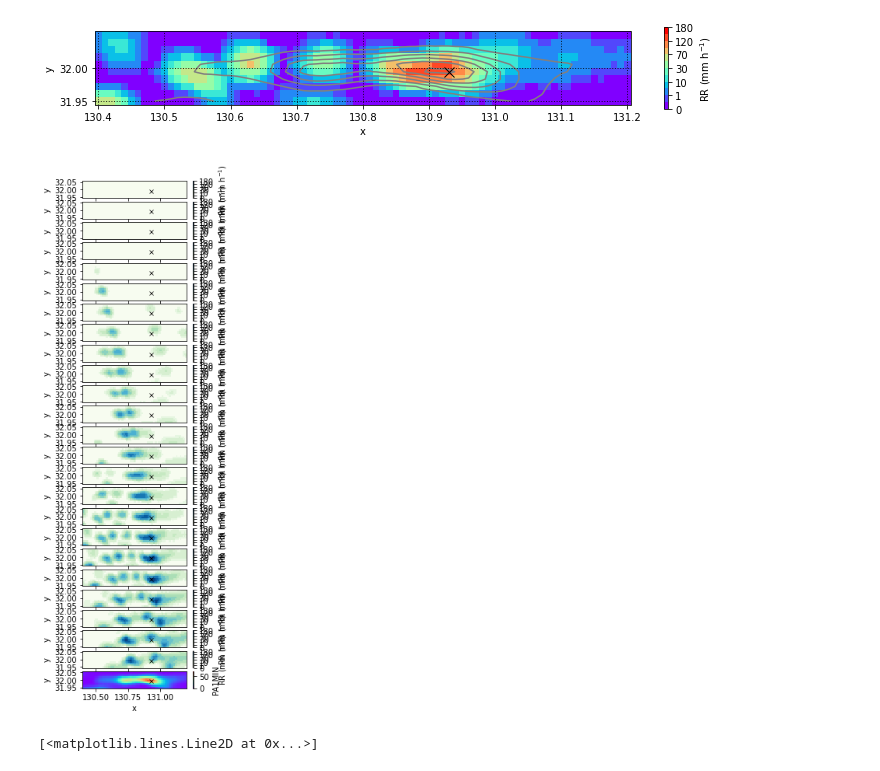
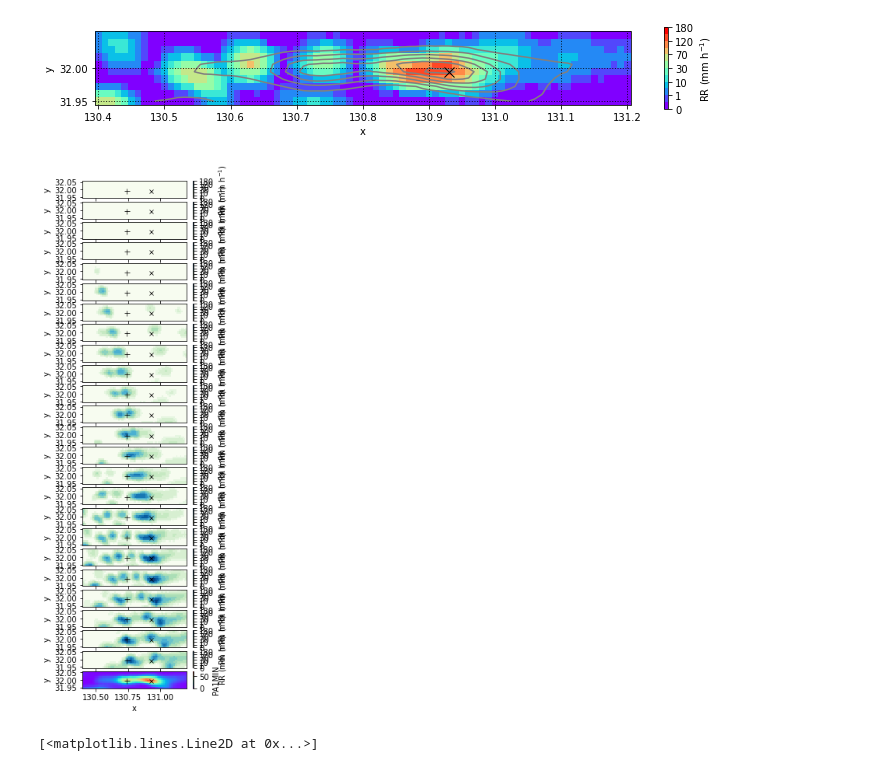
Before and after one commit to rkatornado/vis, a Jupyter notebook: src/draw_cress_tpa-pa_rotate_2peak_K23.ipynb, the cells around one changed output. Drawn from its saved outputs; the diff is of its cells as text; code cells hidden in the pictures.

```diff
--- a/src/draw_cress_tpa-pa_rotate_2peak_K23.ipynb
+++ b/src/draw_cress_tpa-pa_rotate_2peak_K23.ipynb
@@ -485,37 +488,41 @@ def calc_maxloc(var):
     return lon_max, lat_max
 
 lon_max, lat_max = calc_maxloc(var)
+lon_max3, lat_max3 = calc_maxloc(var.sel(x=slice(130.4,130.8)))
 
 # RR 図の可視化
 for i in range(nt-1):
 
     rr.isel(TIME=i).plot(ax=ax[i], x="x", y="y", vmin=vmin2, vmax=vmax2, cmap=cmap,levels=levels_rr, cbar_kwargs={'label':'RR (mm h$^{-1}$)'})
 #    rr.isel(TIME=i).plot(ax=ax[i],transform=proj, x="x", y="y", vmin=vmin2, vmax=vmax2, cmap=cmap,levels=levels_rr, cbar_kwargs={'label':'RR (mm h$^{-1}$)'})
 #    rr.isel(TIME=i).plot(ax=ax[i], x="x", y="y", vmin=vmin2, vmax=vmax2, cmap=cmap,levels=levels_rr, cbar_kwargs={'label':''})
     ax[i].set_title('')
 #    var.plot.contour(ax=ax[i],levels=[45], colors = 'gray') # コンター(P1h)
     ax[i].plot(lon_max, lat_max, marker='x', color='black', markersize=5, fillstyle='none', mew=0.75) # P1hの最大値の場所をxで描く
+    ax[i].plot(lon_max3, lat_max3, marker='+', color='black', markersize=7, fillstyle='none', mew=0.75) # P1hの最大値の場所をxで描く
 
 # P1h図の可視化
 cmap3 = "GnBu"
 cmap3 = "rainbow"
 p1h2i.plot(ax=ax[nt-1], cmap=cmap3, vmin=vmin, vmax=vmax)
 ax[nt-1].plot(lon_max, lat_max, marker='x', color='black', markersize=5, fillstyle='none', mew=0.75)
+ax[nt-1].plot(lon_max3, lat_max3, marker='+', color='black', markersize=7, fillstyle='none', mew=0.75) # P1hの最大値の場所をxで描く
+
 #p1h2i.plot.contour(levels=levels, colors = 'k')
 
 #------------------------------------
 # ファイルへの書き出し
 ##from pathlib import Path
 ##exe = Path().resolve().split(".")[0] #.replace("draw", "")
 ##exe = os.path.basename(__file__).split(".")[0] #.replace("draw", "")
 fig_name = "fig_bb.png"
 ##fig_name = "fig_" + exe + ".png"
 
 #print(fig_name)
 #plt.savefig(fig_name, dpi=300, bbox_inches='tight')
 #plt.show()
 # %% [output]
-[figure, old version]
+[figure, new version]
 # %%
 # カラーバーを取得するための図 (P1h)
 p1h2i.plot(cmap=cmap3, vmin=vmin, vmax=vmax)
```
Also changed, not shown: parts of 3 cells of this notebook.
